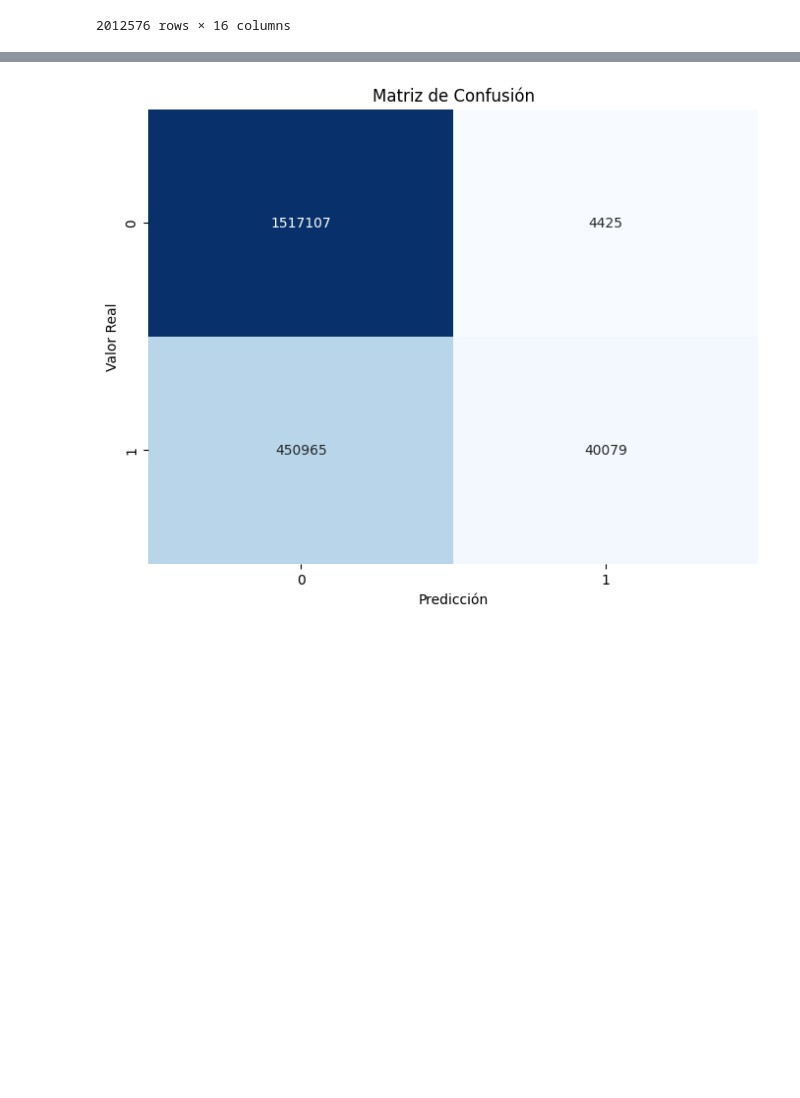
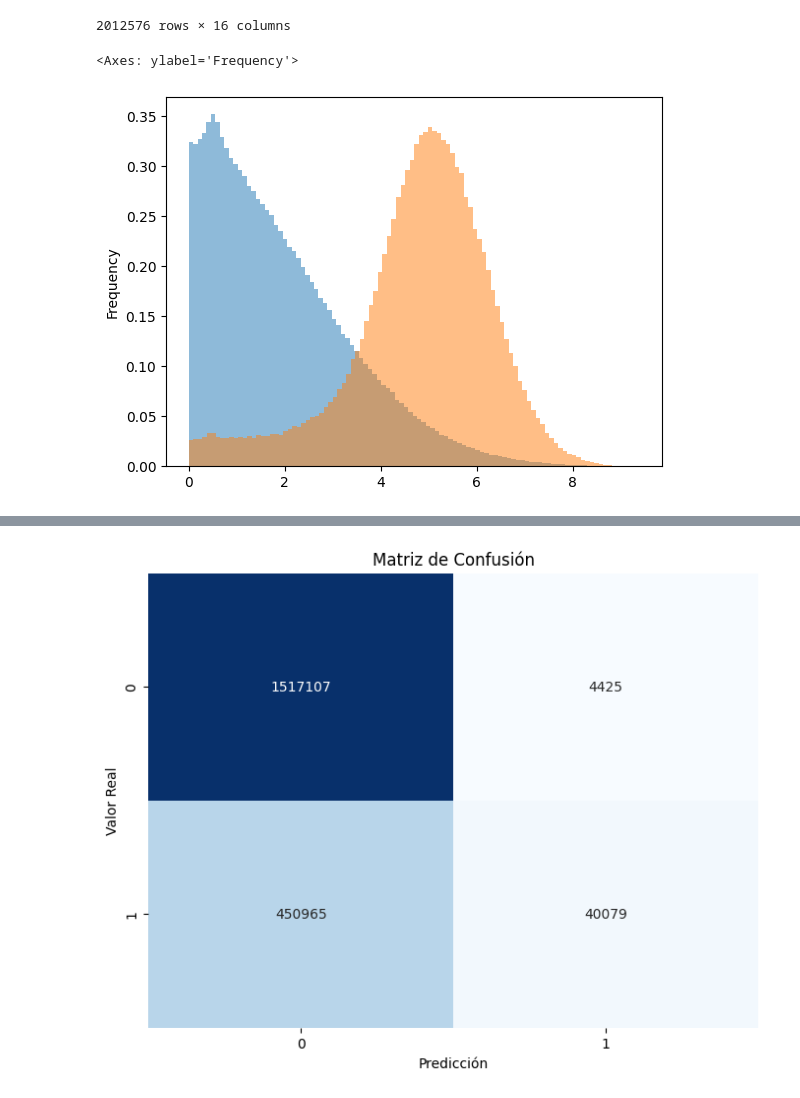
Before and after one commit to Cyankavvv/dark_photon_production, a Jupyter notebook: analisis.ipynb, the cells around one changed output, grey strips where cells are left out. Drawn from its saved outputs; the diff is of its cells as text; code cells hidden in the pictures; blank space fills up the shorter version.

```diff
--- a/analisis.ipynb
+++ b/analisis.ipynb
@@ -154,4 +156,10 @@ X_ggf_vbf['VBF prediction str'] = X_ggf_vbf.apply(lambda row: 'vbf' if (row['mjj
 X_ggf_vbf['VBF prediction'] = X_ggf_vbf["VBF prediction str"].apply(lambda x: 1 if x == 'vbf' else 0)
+# %%
+X_ggf["detajj"].plot.hist(bins=100, alpha=0.5, label='ggf', density=True)
+X_vbf["detajj"].plot.hist(bins=100, alpha=0.5, label='vbf', density=True)
+# %% [output]
+<Axes: ylabel='Frequency'>
+[figure, added]
 # %%
 # X_result_vbf['Resultado'] = 'vbf'
 # X_result_ggf['Resultado'] = 'ggf'
```
Also changed, not shown: parts of 2 cells of this notebook, 4 other files.
